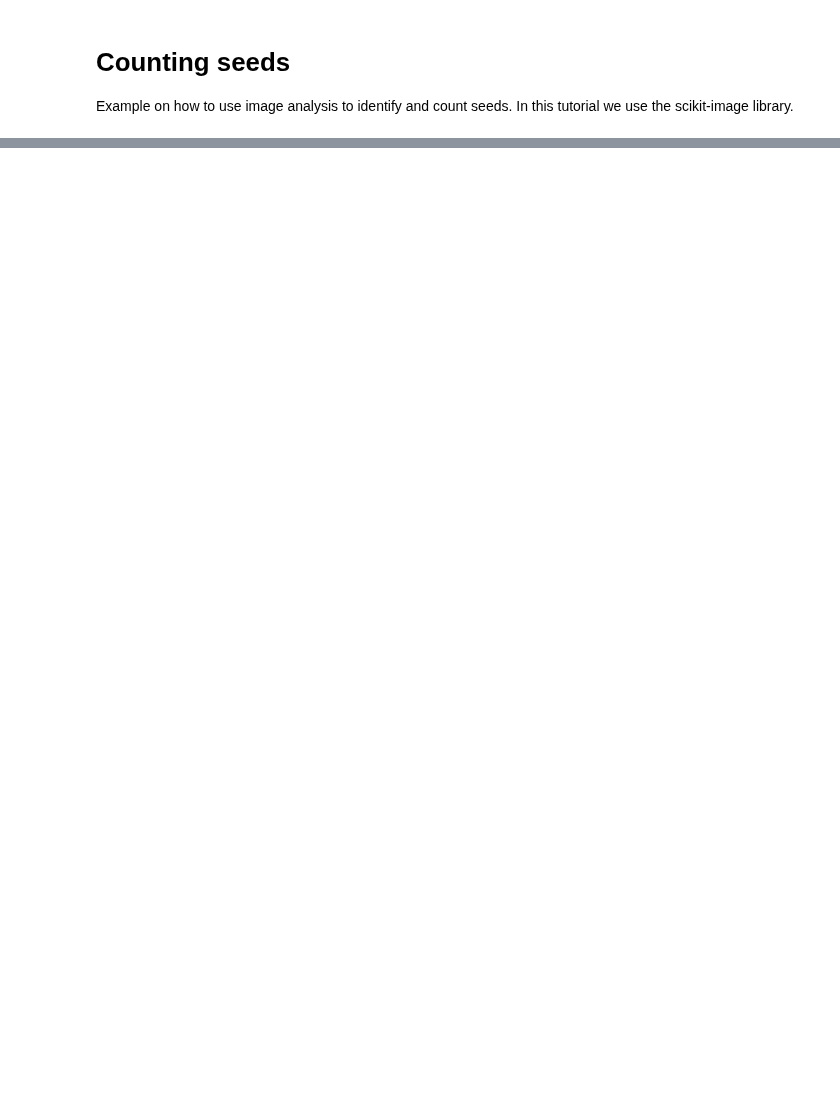
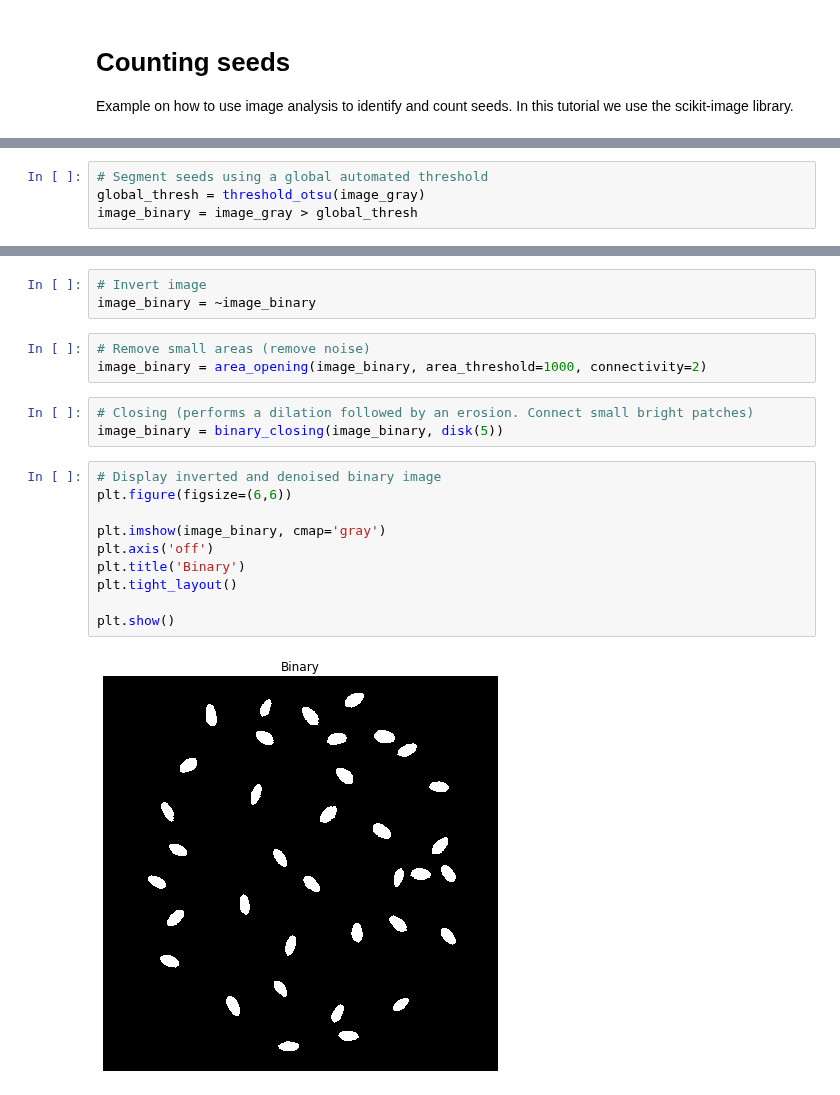
Before and after one commit to andres-patrignani/pynotes, a Jupyter notebook: notebooks/image_analysis_count_seeds.ipynb, the cells around one changed output, grey strips where cells are left out. Saved outputs shown, nothing was run; the diff lists cells and outputs as text; blank space fills up the shorter version.

```diff
--- a/notebooks/image_analysis_count_seeds.ipynb
+++ b/notebooks/image_analysis_count_seeds.ipynb
@@ -152,0 +39,4 @@ plt.show()
+# %%
+# Segment seeds using a global automated threshold
+global_thresh = threshold_otsu(image_gray)
+image_binary = image_gray > global_thresh
@@ -152,0 +69,21 @@ plt.show()
+# %%
+# Invert image
+image_binary = ~image_binary
+# %%
+# Remove small areas (remove noise)
+image_binary = area_opening(image_binary, area_threshold=1000, connectivity=2)
+# %%
+# Closing (performs a dilation followed by an erosion. Connect small bright patches)
+image_binary = binary_closing(image_binary, disk(5))
+# %%
+# Display inverted and denoised binary image
+plt.figure(figsize=(6,6))
+
+plt.imshow(image_binary, cmap='gray')
+plt.axis('off')
+plt.title('Binary')
+plt.tight_layout()
+
+plt.show()
+# %% [output]
+[figure, added]
```
Also changed, not shown: parts of 34 cells of this notebook, 8 other files.
